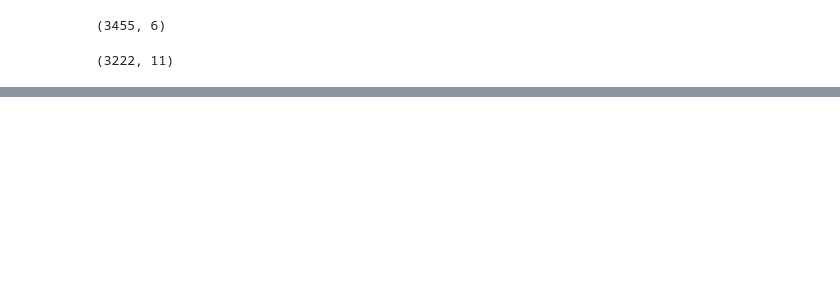
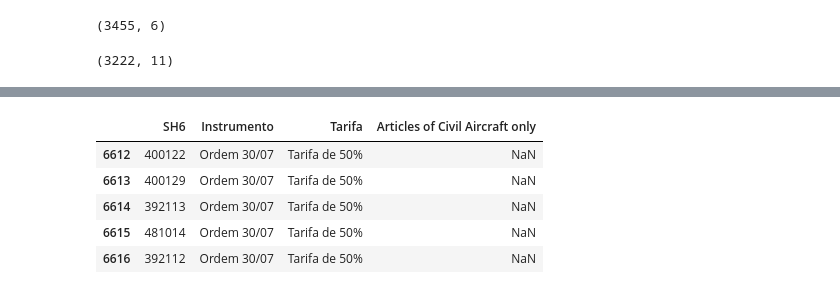
Before and after one commit to amiltonmendes/analise_insumo_produto, a Jupyter notebook: Priorização Setores.ipynb, the cells around one changed output, grey strips where cells are left out. Cells and saved outputs as stored; diff of their text form; code cells hidden in the pictures; blank space fills up the shorter version.

```diff
--- a/Priorização Setores.ipynb
+++ b/Priorização Setores.ipynb
@@ -450,0 +416,9 @@ exportacao_pia.to_excel('./Outputs/final/exportacao_pia_intensidade.xlsx', index
+# %%
+tarifas.tail()
+# %% [output]
+|  | SH6 | Instrumento | Tarifa | Articles of Civil Aircraft only |
+| 6612 | 400122 | Ordem 30/07 | Tarifa de 50% | NaN |
+| 6613 | 400129 | Ordem 30/07 | Tarifa de 50% | NaN |
+| 6614 | 392113 | Ordem 30/07 | Tarifa de 50% | NaN |
+| 6615 | 481014 | Ordem 30/07 | Tarifa de 50% | NaN |
+| 6616 | 392112 | Ordem 30/07 | Tarifa de 50% | NaN |
```
Also changed, not shown: parts of 29 cells of this notebook, 2 other files.
